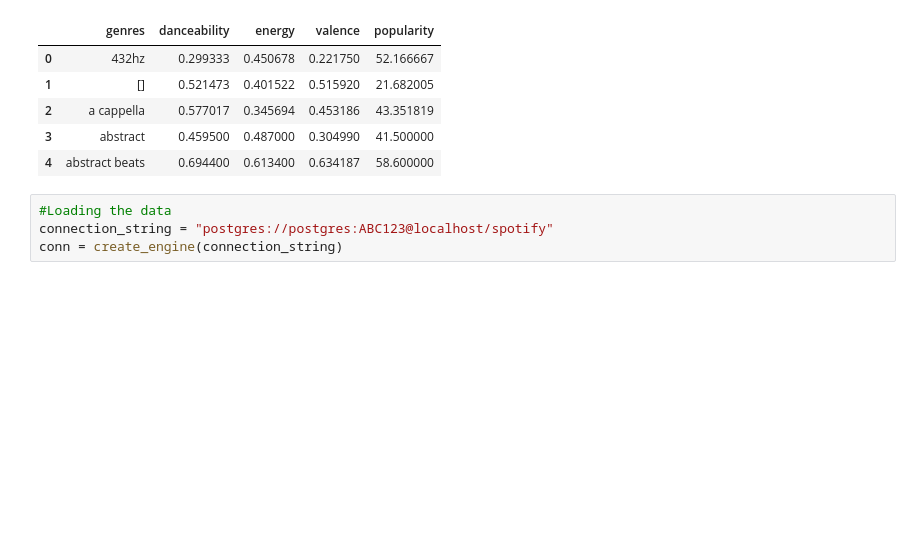
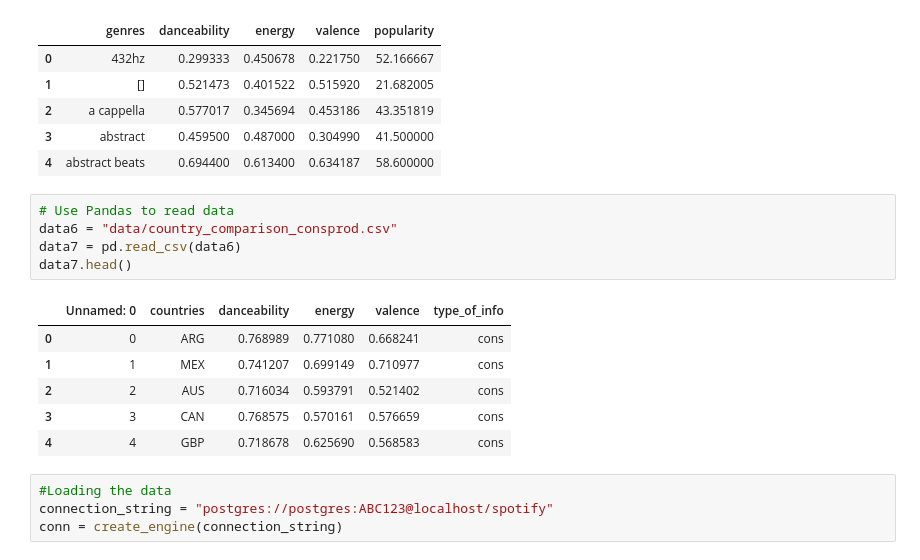
Before and after one commit to Josalgue/team-alpha-project-2, a Jupyter notebook: data_processing/ETL.ipynb, the cells around one changed output. Saved outputs shown, nothing was run; the diff lists cells and outputs as text; blank space fills up the shorter version.

```diff
--- a/data_processing/ETL.ipynb
+++ b/data_processing/ETL.ipynb
@@ -62,6 +63,18 @@ data4.head()
 | 2 | a cappella | 0.577017 | 0.345694 | 0.453186 | 43.351819 |
 | 3 | abstract | 0.459500 | 0.487000 | 0.304990 | 41.500000 |
 | 4 | abstract beats | 0.694400 | 0.613400 | 0.634187 | 58.600000 |
+# %%
+# Use Pandas to read data
+data6 = "data/country_comparison_consprod.csv"
+data7 = pd.read_csv(data6)
+data7.head()
+# %% [output]
+|  | Unnamed: 0 | countries | danceability | energy | valence | type_of_info |
+| 0 | 0 | ARG | 0.768989 | 0.771080 | 0.668241 | cons |
+| 1 | 1 | MEX | 0.741207 | 0.699149 | 0.710977 | cons |
+| 2 | 2 | AUS | 0.716034 | 0.593791 | 0.521402 | cons |
+| 3 | 3 | CAN | 0.768575 | 0.570161 | 0.576659 | cons |
+| 4 | 4 | GBP | 0.718678 | 0.625690 | 0.568583 | cons |
 # %%
 #Loading the data
 connection_string = "postgres://postgres:ABC123@localhost/spotify"
```
Also changed, not shown: parts of 2 cells of this notebook, 1 other file.
